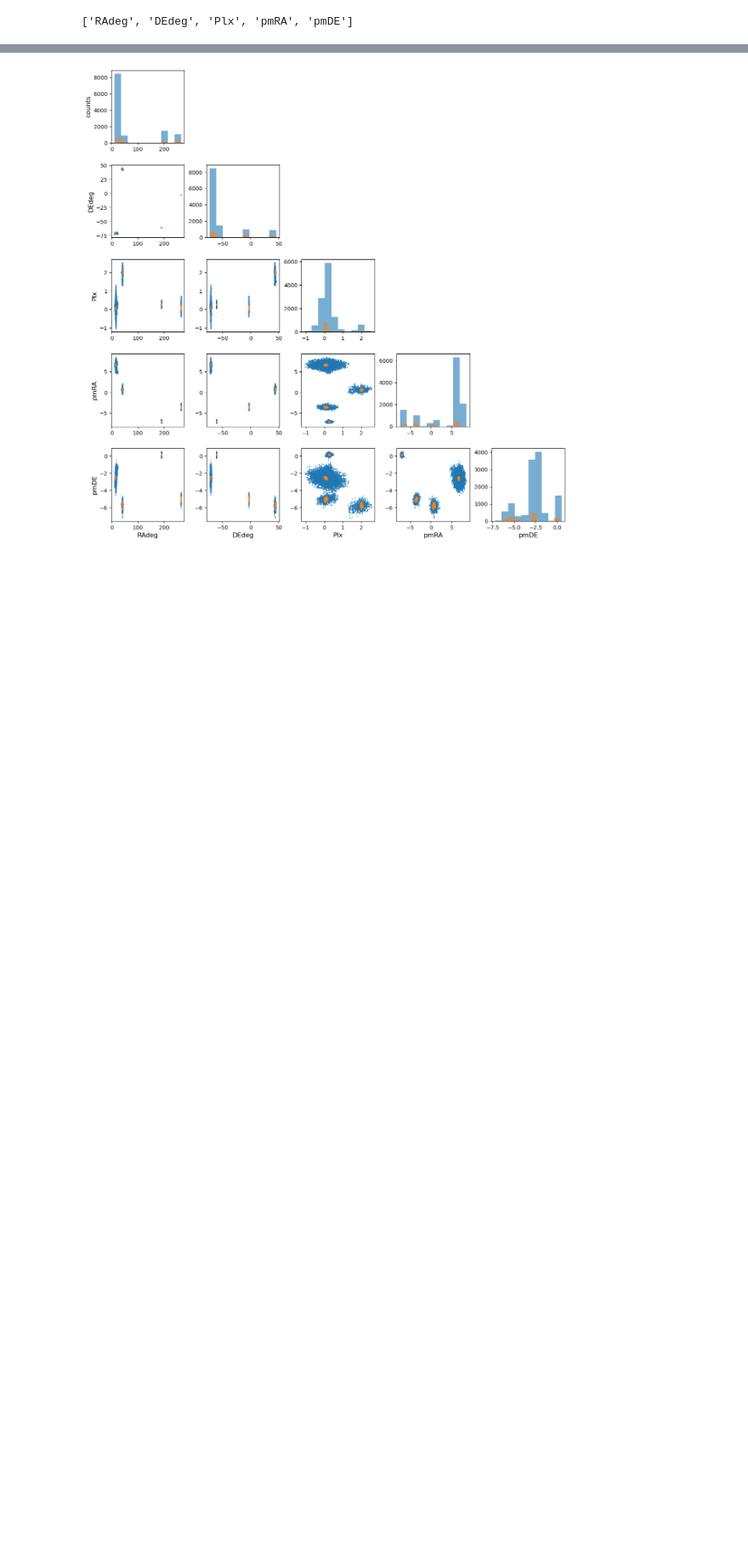
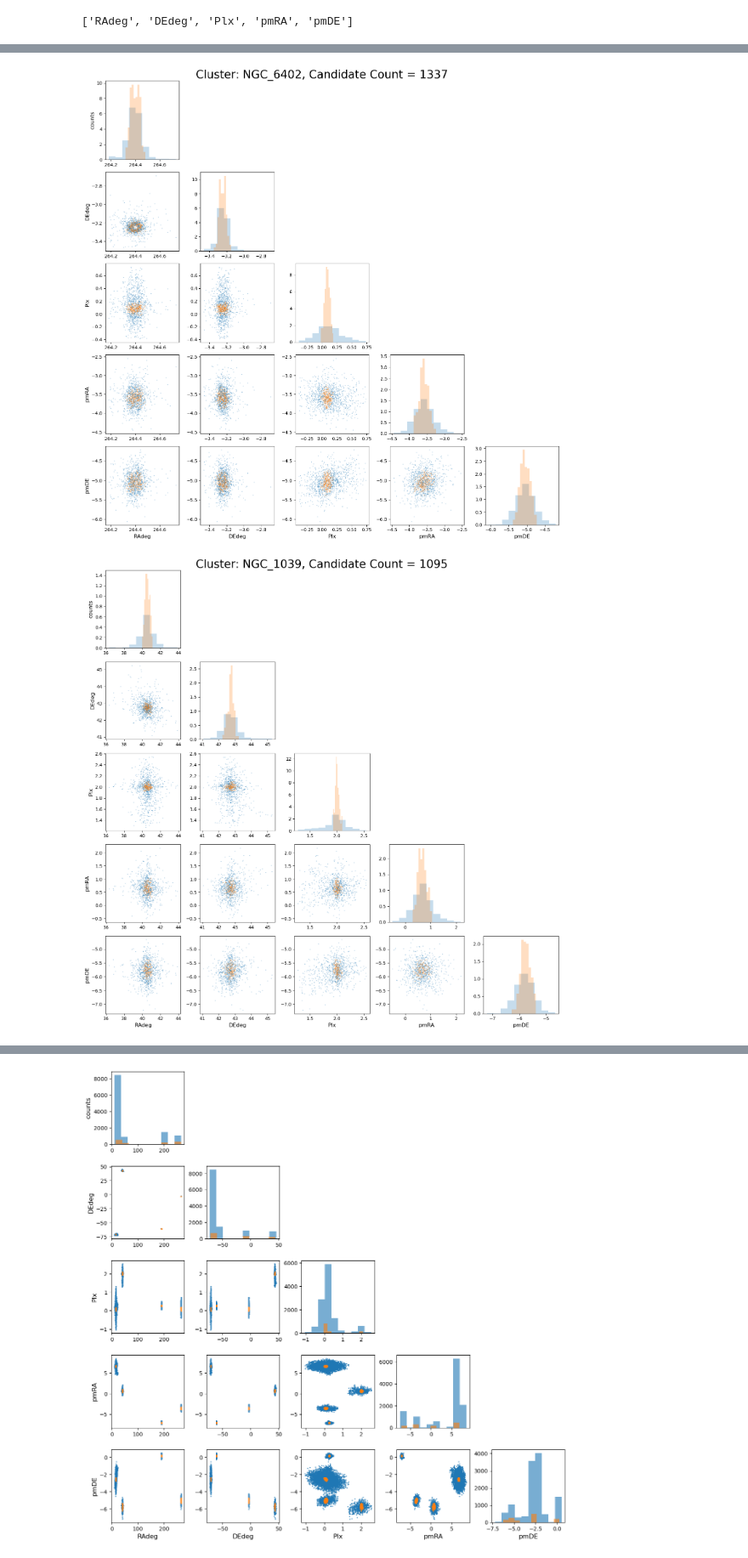
Before and after one commit to lea-y01/phys_stats, a Jupyter notebook: assignments/assignment_1/Assignment_1.ipynb, the cells around one changed output, grey strips where cells are left out. Shown at 85% size. Cells and saved outputs as stored; diff of their text form; code cells hidden in the pictures; blank space fills up the shorter version.

```diff
--- a/assignments/assignment_1/Assignment_1.ipynb
+++ b/assignments/assignment_1/Assignment_1.ipynb
@@ -229,0 +338,36 @@ ltp8 = LTp8_cl4stars.to_numpy()
+# %%
+# writing function to plot for each
+
+def cluster_scatter_matrix(cluster_name, lt_df, gt_df):
+
+    # select just the info for specific cluster, drop the name column
+    ltp8_cluster_spec = lt_df[lt_df['Name'] == cluster_name].drop(columns = 'Name')
+    gtp8_cluster_spec = gt_df[gt_df['Name'] == cluster_name].drop(columns = 'Name')
+    # turn to numpy arrays for indexing
+    ltp8_cluster_array = ltp8_cluster_spec.to_numpy()
+    gtp8_cluster_array = gtp8_cluster_spec.to_numpy()
+    # labels = LTp8_cl4stars.columns
+    fig, axes = plt.subplots(5,5, figsize = (15,15))
+    fig.subplots_adjust(wspace = 0.3, hspace = 0.3)
+
+    for i in range(ltp8_cluster_array.shape[1]): # y dimension of grid
+        for j in range(gtp8_cluster_array.shape[1]): # x dimension of grid
+            if i == j:
+                axes[i,j].hist(ltp8_cluster_array[:,i], density = 'True', bins = 10, alpha = 0.25, label = '< 0.8')
+                axes[i,j].hist(gtp8_cluster_array[:,i], density = 'True', bins = 10, alpha = 0.25, label = '> 0.8')
+            elif i > j: # lower triangle panels
+                axes[i,j].scatter(ltp8_cluster_array[:,j], ltp8_cluster_array[:,i], alpha = 0.25, s = 1, label = '< 0.8')
+                axes[i,j].scatter(gtp8_cluster_array[:,j], gtp8_cluster_array[:,i], alpha = 0.25, s = 1, label = '> 0.8')
+            else:
+                axes[i,j].axis('off')
+            if j == 0:
+                if i == j:
+                    axes[i,j].set_ylabel('counts', fontsize = 12)
+                else:
+                    axes[i,j].set_ylabel(labels[i], fontsize = 12)
+            if i == 4:
+                axes[i,j].set_xlabel(labels[j], fontsize = 12)
+        # more for plotting
+        count = cl_4sample[cl_4sample["Name"] == cluster_name]["count"].values[0]
+        plt.suptitle(f'Cluster: {cluster_name}, Candidate Count = {count}', fontsize = 25)
+        plt.tight_layout()
@@ -229,0 +382,11 @@ ltp8 = LTp8_cl4stars.to_numpy()
+# %%
+# main df for gt_df = GTp8_cl4stars
+# main df for lt_df = LTp8_cl4stars
+
+cluster_names = ['NGC_6402','NGC_1039','NGC_362','Trumpler_20']
+
+for cluster in cluster_names:
+    cluster_scatter_matrix(cluster, LTp8_cl4stars, GTp8_cl4stars)
+# %% [output]
+[figure, added]
+[figure, added]
```
Also changed, not shown: parts of 14 cells of this notebook, 3 other files.
